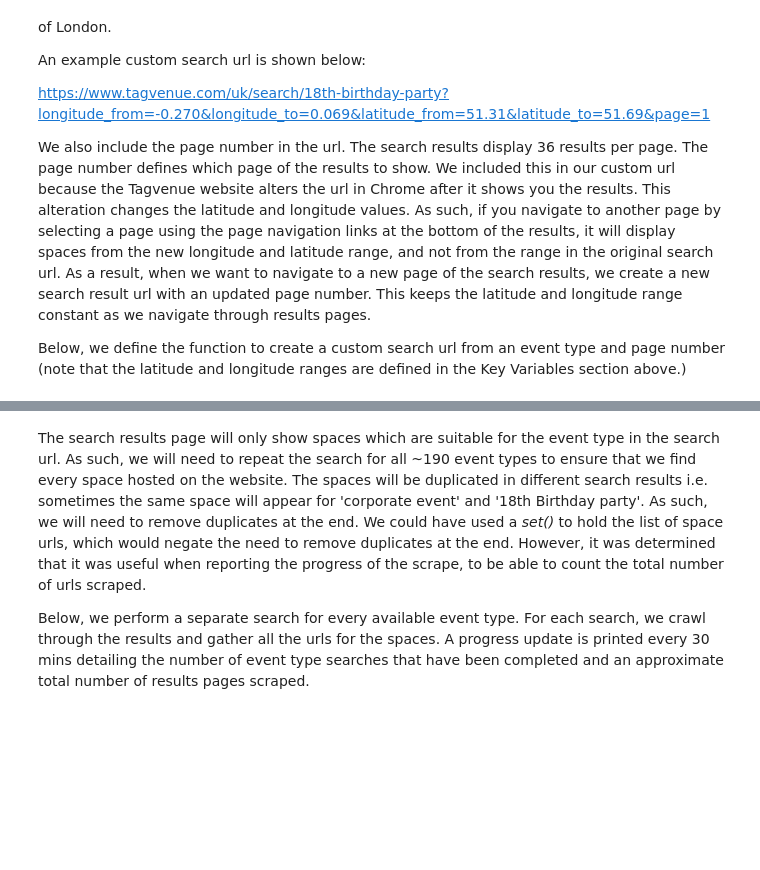
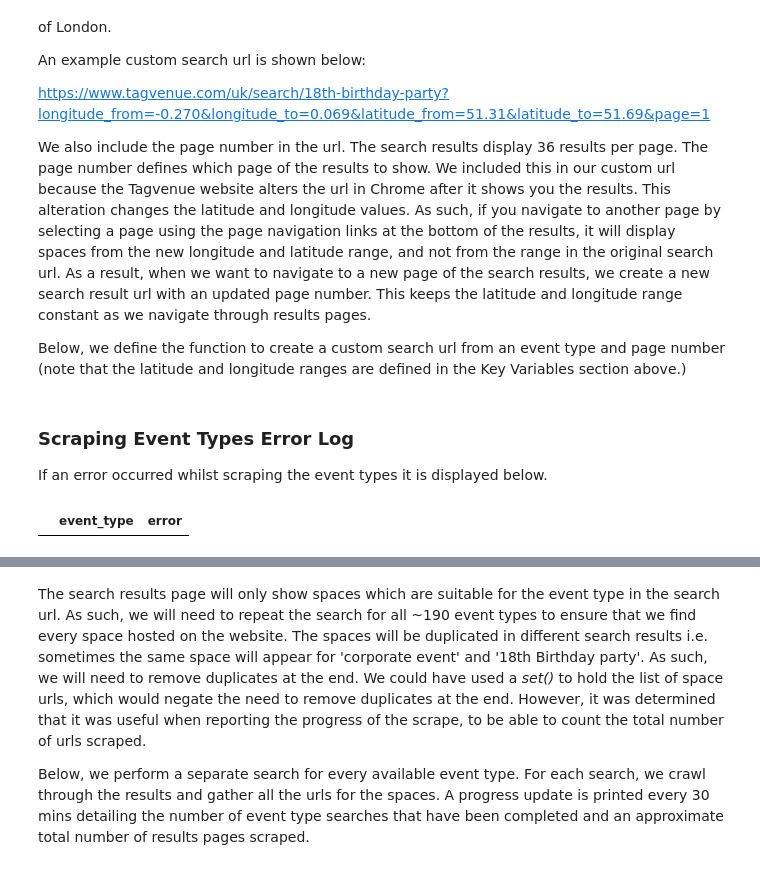
Before and after one commit to rhart-rup/London-Venue-Hire-Price-Prediction, a Jupyter notebook: Tag_Venue_Scrape.ipynb, the cells around one changed output, grey strips where cells are left out. Cells and saved outputs as stored; diff of their text form; code cells hidden in the pictures; blank space fills up the shorter version.

```diff
--- a/Tag_Venue_Scrape.ipynb
+++ b/Tag_Venue_Scrape.ipynb
@@ -239,6 +251,18 @@ def create_search_url(event_type, page):
     return f"""https://www.tagvenue.com/uk/search/{event_type}?
            longitude_from={longitude_min}&longitude_to={longitude_max}
            &latitude_from={latitude_min}&latitude_to={latitude_max}&page={page}"""
+# %% [markdown]
+### Scraping Event Types Error Log
+If an error occurred whilst scraping the event types it is displayed below.
+# %%
+scrape_errors = pd.DataFrame(scraping_error_log, columns = ['event_type','error'])
+# Function to make urls clickable in jupyter
+def make_clickable(val):
+    return '<a href="{}">{}</a>'.format(val,val)
+
+scrape_errors.style.format({'url': make_clickable})
+# %% [output]
+|  | event_type | error |
 # %% [markdown]
 ### Collect Space URLs From Search Results
 
```
Also changed, not shown: parts of 27 cells of this notebook.
